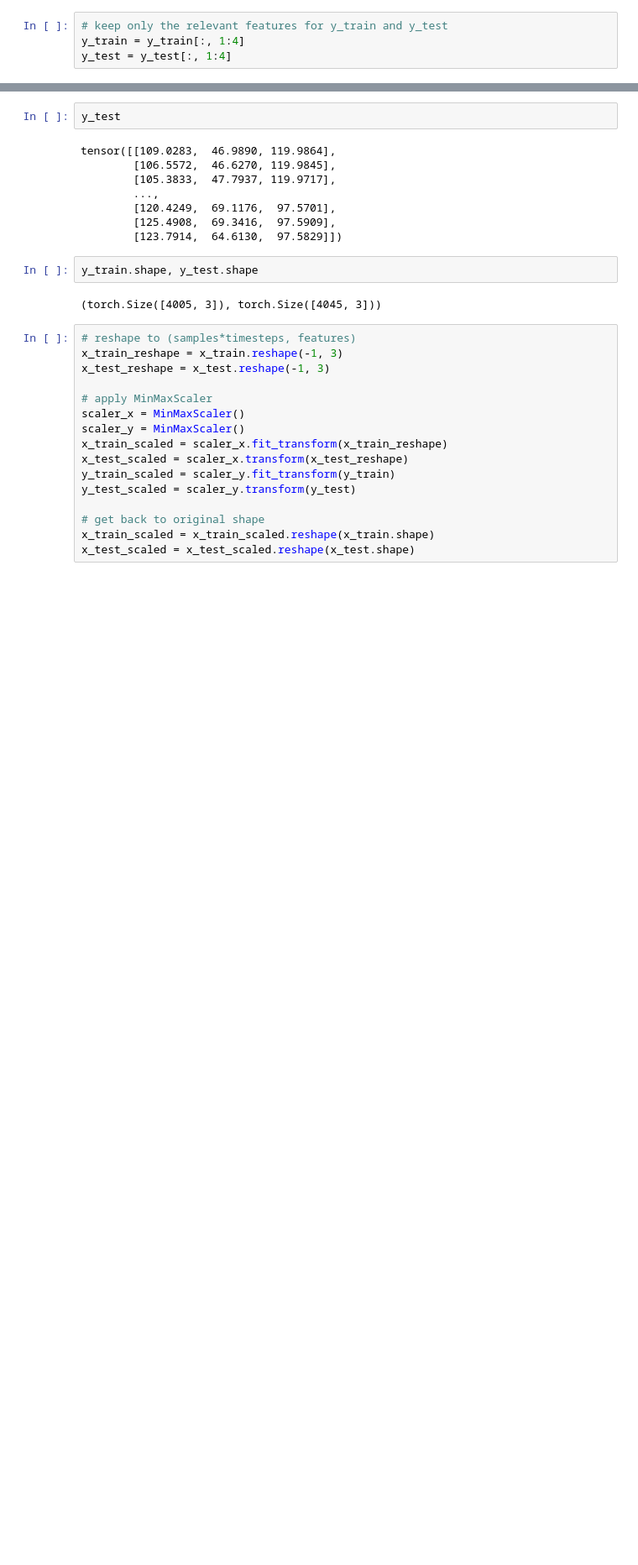
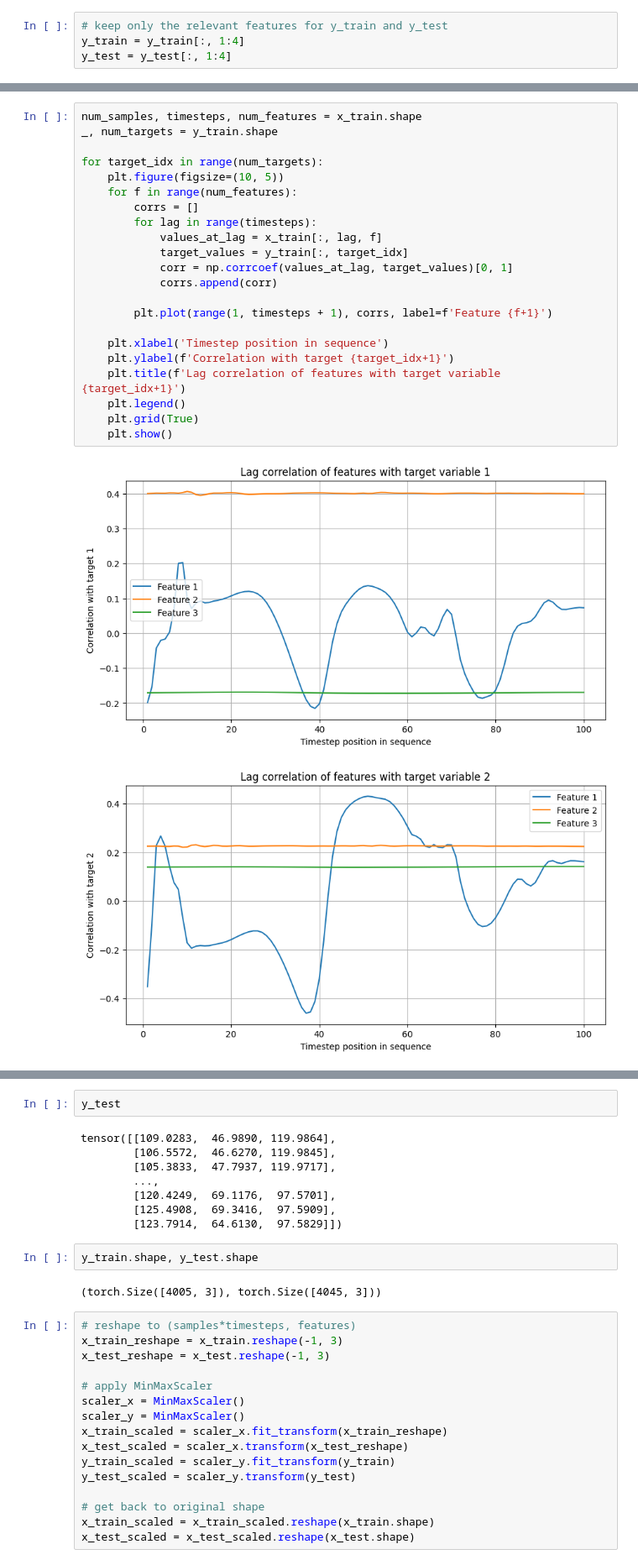
Before and after one commit to luiizsps/blood_pressure_estimator, a Jupyter notebook: blood_pressure_estimator.ipynb, the cells around one changed output, grey strips where cells are left out. Shown at 84% size. Cells and saved outputs as stored; diff of their text form; blank space fills up the shorter version.

Commit message:
update correlation analysis

```diff
--- a/blood_pressure_estimator.ipynb
+++ b/blood_pressure_estimator.ipynb
@@ -112,0 +121,25 @@ y_test = y_test[:, 1:4]
+# %%
+num_samples, timesteps, num_features = x_train.shape
+_, num_targets = y_train.shape
+
+for target_idx in range(num_targets):
+    plt.figure(figsize=(10, 5))
+    for f in range(num_features):
+        corrs = []
+        for lag in range(timesteps):
+            values_at_lag = x_train[:, lag, f]
+            target_values = y_train[:, target_idx]
+            corr = np.corrcoef(values_at_lag, target_values)[0, 1]
+            corrs.append(corr)
+
+        plt.plot(range(1, timesteps + 1), corrs, label=f'Feature {f+1}')
+
+    plt.xlabel('Timestep position in sequence')
+    plt.ylabel(f'Correlation with target {target_idx+1}')
+    plt.title(f'Lag correlation of features with target variable {target_idx+1}')
+    plt.legend()
+    plt.grid(True)
+    plt.show()
+# %% [output]
+[figure, added]
+[figure, added]
```
Also changed, not shown: parts of 24 cells of this notebook, 1 other file.
